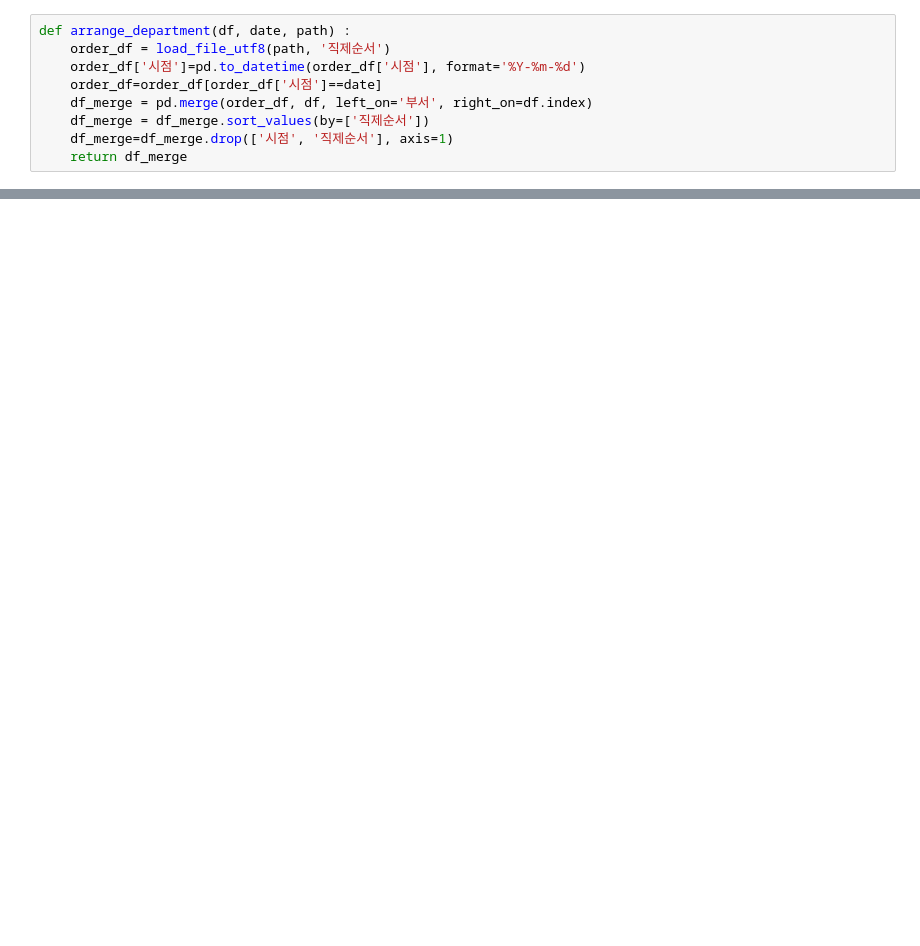
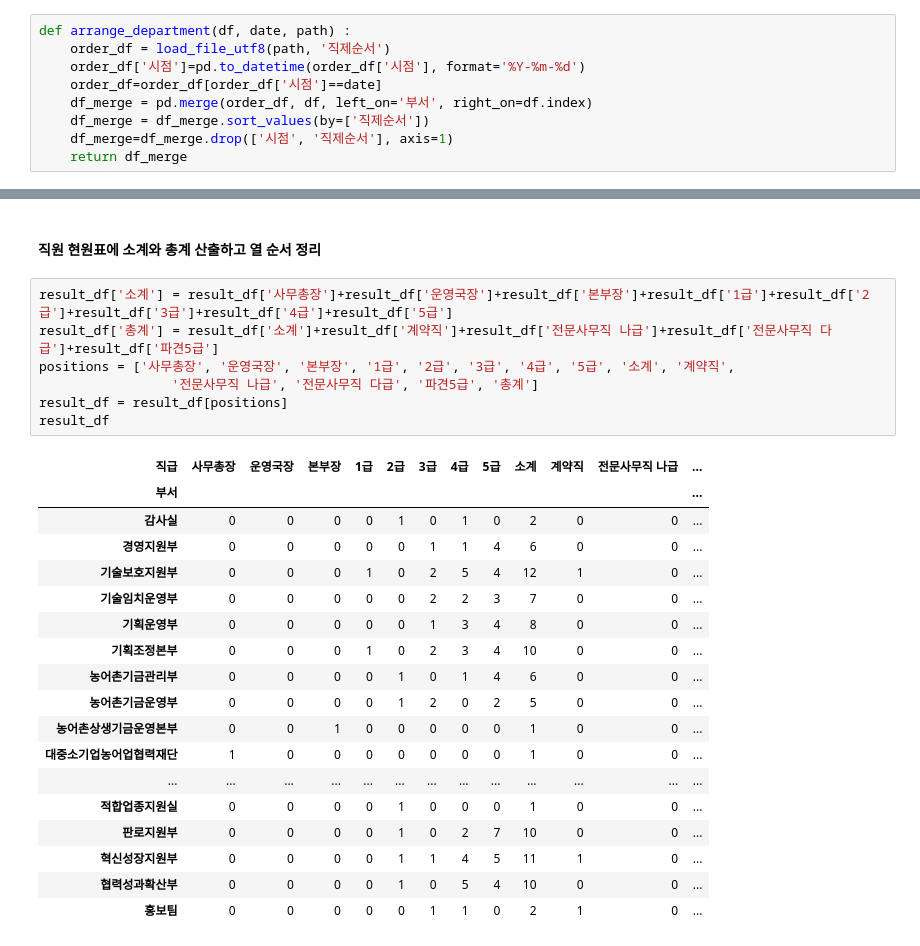
Before and after one commit to ajcltm/InPracticeEmploy, a Jupyter notebook: Number_of_employee.ipynb, the cells around one changed output, grey strips where cells are left out. Saved outputs shown, nothing was run; the diff lists cells and outputs as text; blank space fills up the shorter version.

```diff
--- a/Number_of_employee.ipynb
+++ b/Number_of_employee.ipynb
@@ -100,0 +183,28 @@ def arrange_department(df, date, path) :
+# %% [markdown]
+#### 직원 현원표에 소계와 총계 산출하고 열 순서 정리
+# %%
+result_df['소계'] = result_df['사무총장']+result_df['운영국장']+result_df['본부장']+result_df['1급']+result_df['2급']+result_df['3급']+result_df['4급']+result_df['5급']
+result_df['총계'] = result_df['소계']+result_df['계약직']+result_df['전문사무직 나급']+result_df['전문사무직 다급']+result_df['파견5급']
+positions = ['사무총장', '운영국장', '본부장', '1급', '2급', '3급', '4급', '5급', '소계', '계약직',
+                 '전문사무직 나급', '전문사무직 다급', '파견5급', '총계']
+result_df = result_df[positions]
+result_df
+# %% [output]
+| 직급 | 사무총장 | 운영국장 | 본부장 | 1급 | 2급 | 3급 | 4급 | 5급 | 소계 | 계약직 | 전문사무직 나급 | ... |
+| 부서 |  |  |  |  |  |  |  |  |  |  |  | ... |
+| 감사실 | 0 | 0 | 0 | 0 | 1 | 0 | 1 | 0 | 2 | 0 | 0 | ... |
+| 경영지원부 | 0 | 0 | 0 | 0 | 0 | 1 | 1 | 4 | 6 | 0 | 0 | ... |
+| 기술보호지원부 | 0 | 0 | 0 | 1 | 0 | 2 | 5 | 4 | 12 | 1 | 0 | ... |
+| 기술임치운영부 | 0 | 0 | 0 | 0 | 0 | 2 | 2 | 3 | 7 | 0 | 0 | ... |
+| 기획운영부 | 0 | 0 | 0 | 0 | 0 | 1 | 3 | 4 | 8 | 0 | 0 | ... |
+| 기획조정본부 | 0 | 0 | 0 | 1 | 0 | 2 | 3 | 4 | 10 | 0 | 0 | ... |
+| 농어촌기금관리부 | 0 | 0 | 0 | 0 | 1 | 0 | 1 | 4 | 6 | 0 | 0 | ... |
+| 농어촌기금운영부 | 0 | 0 | 0 | 0 | 1 | 2 | 0 | 2 | 5 | 0 | 0 | ... |
+| 농어촌상생기금운영본부 | 0 | 0 | 1 | 0 | 0 | 0 | 0 | 0 | 1 | 0 | 0 | ... |
+| 대중소기업농어업협력재단 | 1 | 0 | 0 | 0 | 0 | 0 | 0 | 0 | 1 | 0 | 0 | ... |
+| ... | ... | ... | ... | ... | ... | ... | ... | ... | ... | ... | ... | ... |
+| 적합업종지원실 | 0 | 0 | 0 | 0 | 1 | 0 | 0 | 0 | 1 | 0 | 0 | ... |
+| 판로지원부 | 0 | 0 | 0 | 0 | 1 | 0 | 2 | 7 | 10 | 0 | 0 | ... |
+| 혁신성장지원부 | 0 | 0 | 0 | 0 | 1 | 1 | 4 | 5 | 11 | 1 | 0 | ... |
+| 협력성과확산부 | 0 | 0 | 0 | 0 | 1 | 0 | 5 | 4 | 10 | 0 | 0 | ... |
+| 홍보팀 | 0 | 0 | 0 | 0 | 0 | 1 | 1 | 0 | 2 | 1 | 0 | ... |
```
Also changed, not shown: parts of 46 cells of this notebook, 5 other files.
